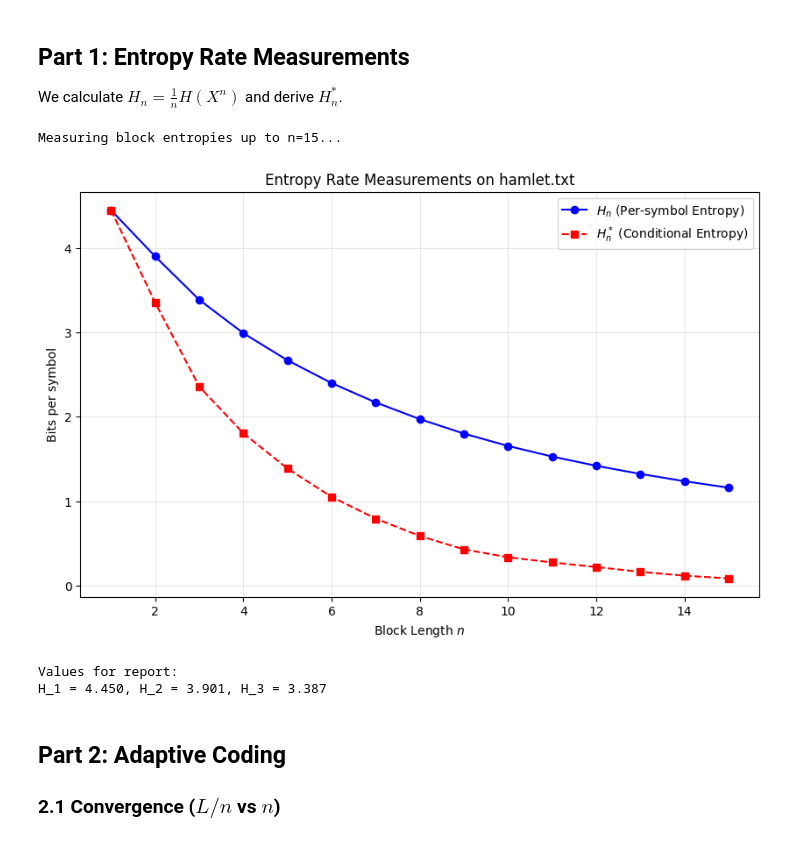
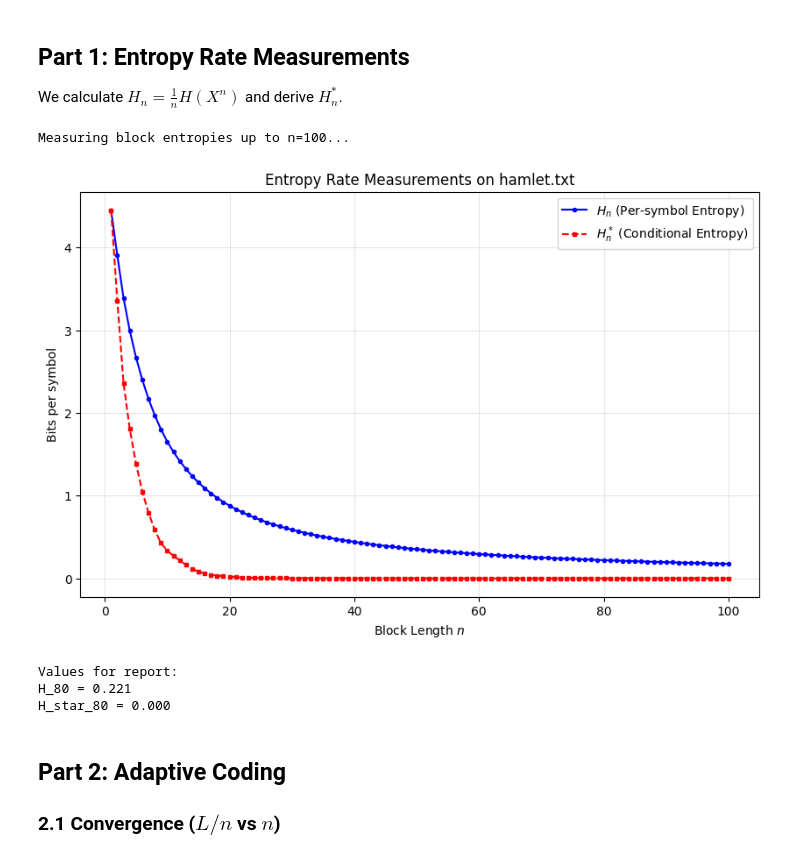
Before and after one commit to liuzihe02/iia, a Jupyter notebook: 3F7/FTR/3F7_FTR.ipynb, the cells around one changed output. Saved outputs shown, nothing was run; the diff lists cells and outputs as text; code cells hidden in the pictures.

```diff
--- a/3F7/FTR/3F7_FTR.ipynb
+++ b/3F7/FTR/3F7_FTR.ipynb
@@ -54,41 +54,51 @@ Alphabet size: 67
 
 We calculate $H_n = \frac{1}{n}H(X^n)$ and derive $H_n^*$.
 # %%
-max_n = 15  # Going beyond 15-20 is slow and memory intensive
+max_n = 100  # Going beyond 15-20 is slow and memory intensive
 h_n = []
 
 print(f"Measuring block entropies up to n={max_n}...")
 for n in range(1, max_n + 1):
     # Count n-tuples
     tuples = [hamlet[i : i + n] for i in range(len(hamlet) - n + 1)]
     h_n.append(get_entropy(tuples) / n)
 
 # Derive Conditional Entropy H*_n
 # H*_n = n*H_n - (n-1)*H_{n-1}
 h_star = [h_n[0]]  # H*_1 = H_1
 for n in range(2, max_n + 1):
     val = n * h_n[n - 1] - (n - 1) * h_n[n - 2]
     h_star.append(val)
 
 # Plotting
 plt.figure(figsize=(10, 6))
-plt.plot(range(1, max_n + 1), h_n, "b-o", label="$H_n$ (Per-symbol Entropy)")
-plt.plot(range(1, max_n + 1), h_star, "r--s", label="$H_n^*$ (Conditional Entropy)")
+plt.plot(
+    range(1, max_n + 1), h_n, "b-o", label="$H_n$ (Per-symbol Entropy)", markersize=3
+)
+plt.plot(
+    range(1, max_n + 1),
+    h_star,
+    "r--s",
+    label="$H_n^*$ (Conditional Entropy)",
+    markersize=3,
+)
 plt.title("Entropy Rate Measurements on hamlet.txt")
 plt.xlabel("Block Length $n$")
 plt.ylabel("Bits per symbol")
 plt.legend()
 plt.grid(alpha=0.3)
 plt.savefig("images/entropy_rate_plot.png", dpi=300, bbox_inches="tight")
 plt.show()
 
 print("Values for report:")
-print(f"H_1 = {h_n[0]:.3f}, H_2 = {h_n[1]:.3f}, H_3 = {h_n[2]:.3f}")
+print(f"H_80 = {h_n[79]:.3f}")
+print(f"H_star_80 = {h_star[79]:.3f}")
 # %% [output]
-Measuring block entropies up to n=15...
+Measuring block entropies up to n=100...
-[figure, old version]
+[figure, new version]
 Values for report:
-H_1 = 4.450, H_2 = 3.901, H_3 = 3.387
+H_80 = 0.221
+H_star_80 = 0.000
 # %% [markdown]
 ## Part 2: Adaptive Coding
 
```
Also changed, not shown: parts of 3 cells of this notebook, 3 other files.
